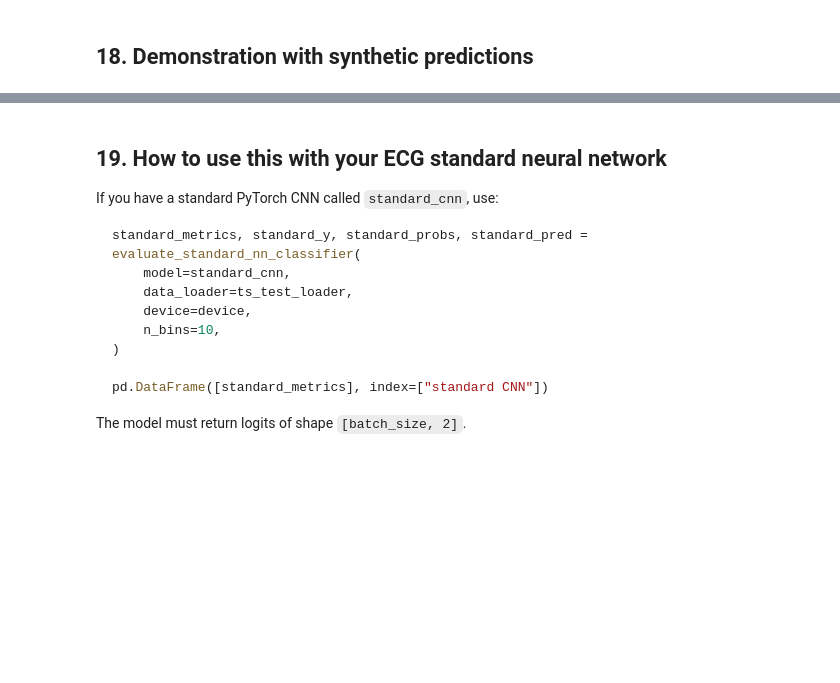
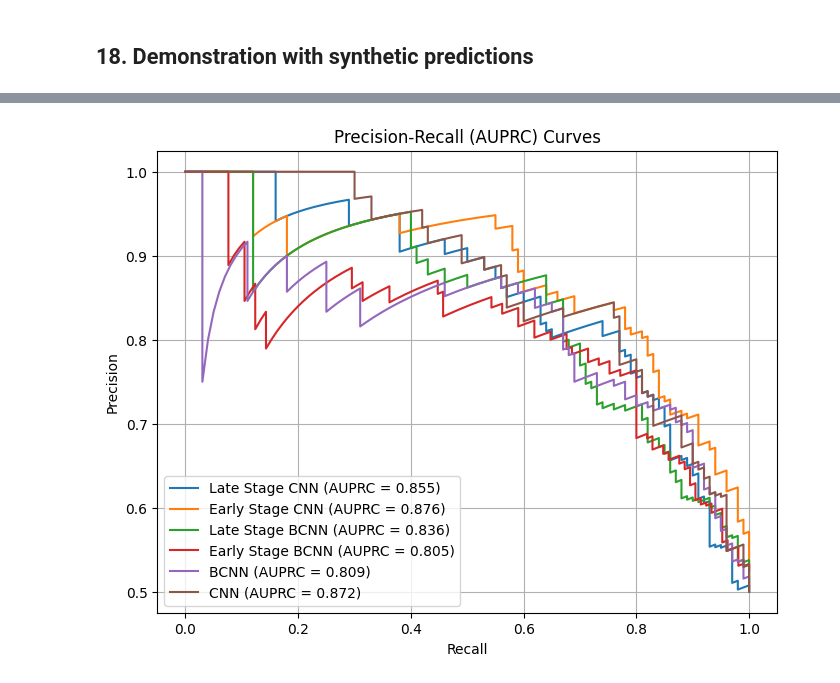
Before and after one commit to mjcolebank/Colebank_REU_2026, a Jupyter notebook: CNN/shreya_earlystage_fusion_test(with_4comparisons_peyton).ipynb, the cells around one changed output, grey strips where cells are left out. Saved outputs shown, nothing was run; the diff lists cells and outputs as text; code cells hidden in the pictures; blank space fills up the shorter version.

````diff
--- a/CNN/shreya_earlystage_fusion_test(with_4comparisons_peyton).ipynb
+++ b/CNN/shreya_earlystage_fusion_test(with_4comparisons_peyton).ipynb
@@ -1344,72 +1428,77 @@ plt.show()
 # %%
-# AUPRC CURVES
-
+import numpy as np
+import matplotlib.pyplot as plt
 from sklearn.metrics import precision_recall_curve, average_precision_score
 
-# Model 1 (Early CNN)
-fpr_model = probs[:, 1]
+# Ensure y_true_test and probs are available. Assuming they are from previous cells.
 
-# Model 2 (Late CNN)
+# Convert y2 and p2 (Late CNN) to numpy arrays and extract positive class probabilities
 y2_np = np.array(y2)
 p2_pos = np.array(p2)[:, 1]
 
-# Model 3 (Late BCNN)
+# Convert y3 and p3 (Late BCNN) to numpy arrays and extract positive class probabilities
 y3_np = np.array(y3)
 p3_pos = np.array(p3)
 
-# Model 4 (Early BCNN)
+# Convert y4 and p4 (Early BCNN) to numpy arrays and extract positive class probabilities
 y4_np = np.array(y4)
 p4_pos = np.array(p4)[:, 1]
 
+# Convert y5 and p5 (Vanilla BCNN) to numpy arrays and extract positive class probabilities
+y5_np = np.array(y5)
+p5_pos = np.array(p5).reshape(-1, 2)[:, 1]
+
+# Convert y6 and p6 (Vanilla CNN) to numpy arrays and extract positive class probabilities
+y6_np = np.array(y6)
+p6_pos = np.array(p6)[:, 1]
+
+
 # Calculate Precision-Recall curves and AUPRC
-precision_model, recall_model, _ = precision_recall_curve(y_true_test, fpr_model)
-auprc_model = average_precision_score(y_true_test, fpr_model)
+precision_model, recall_model, _ = precision_recall_curve(y_true_test, probs[:, 1])
+auprc_model = average_precision_score(y_true_test, probs[:, 1])
 
 precision_y2, recall_y2, _ = precision_recall_curve(y2_np, p2_pos)
 auprc_y2 = average_precision_score(y2_np, p2_pos)
 
 precision_y3, recall_y3, _ = precision_recall_curve(y3_np, p3_pos)
 auprc_y3 = average_precision_score(y3_np, p3_pos)
 
 precision_y4, recall_y4, _ = precision_recall_curve(y4_np, p4_pos)
 auprc_y4 = average_precision_score(y4_np, p4_pos)
+
+precision_y5, recall_y5, _ = precision_recall_curve(y5_np, p5_pos)
+auprc_y5 = average_precision_score(y5_np, p5_pos)
+
+precision_y6, recall_y6, _ = precision_recall_curve(y6_np, p6_pos)
+auprc_y6 = average_precision_score(y6_np, p6_pos)
 
 # Plot Precision-Recall curves
 plt.figure(figsize=(8, 6))
 
 plt.plot(recall_model, precision_model,
          label=f'Late Stage CNN (AUPRC = {auprc_model:.3f})')
 
 plt.plot(recall_y2, precision_y2,
          label=f'Early Stage CNN (AUPRC = {auprc_y2:.3f})')
 
 plt.plot(recall_y3, precision_y3,
          label=f'Late Stage BCNN (AUPRC = {auprc_y3:.3f})')
 
 plt.plot(recall_y4, precision_y4,
          label=f'Early Stage BCNN (AUPRC = {auprc_y4:.3f})')
 
+plt.plot(recall_y5, precision_y5,
+         label=f'BCNN (AUPRC = {auprc_y5:.3f})')
+
+plt.plot(recall_y6, precision_y6,
+         label=f'CNN (AUPRC = {auprc_y6:.3f})')
+
 plt.xlabel("Recall")
 plt.ylabel("Precision")
 plt.title("Precision-Recall (AUPRC) Curves")
 plt.legend(loc="lower left")
 plt.grid(True)
 
 plt.show()
+# %% [output]
+[figure, added]
-# %% [markdown]
-## 19. How to use this with your ECG standard neural network
-
-If you have a standard PyTorch CNN called `standard_cnn`, use:
-
-```python
-standard_metrics, standard_y, standard_probs, standard_pred = evaluate_standard_nn_classifier(
-    model=standard_cnn,
-    data_loader=ts_test_loader,
-    device=device,
-    n_bins=10,
-)
-
-pd.DataFrame([standard_metrics], index=["standard CNN"])
-```
-
-The model must return logits of shape `[batch_size, 2]`.
````
Also changed, not shown: parts of 20 cells of this notebook.
